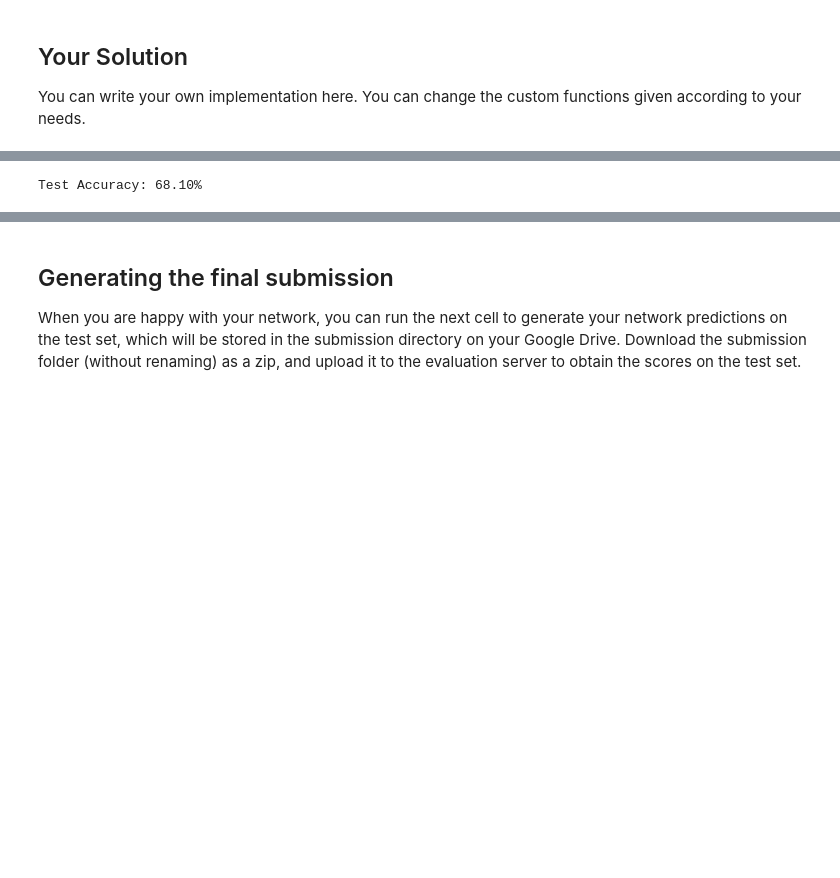
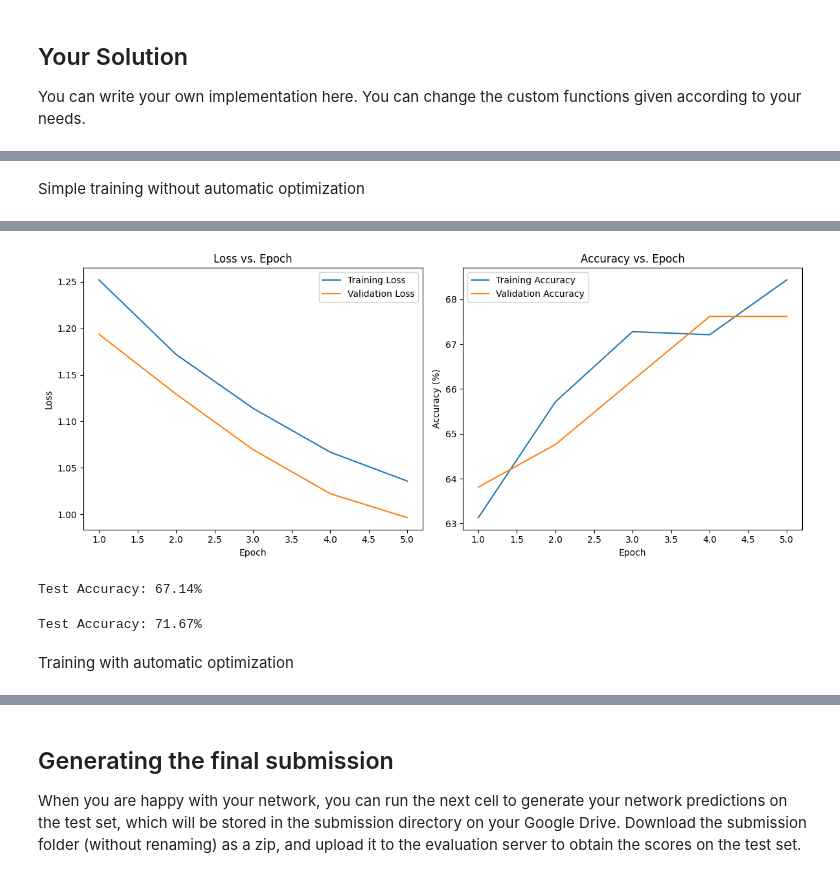
Before and after one commit to jflueck/IACV, a Jupyter notebook: 5/handout.ipynb, the cells around one changed output, grey strips where cells are left out. Cells and saved outputs as stored; diff of their text form; code cells hidden in the pictures; blank space fills up the shorter version.

```diff
--- a/5/handout.ipynb
+++ b/5/handout.ipynb
@@ -178,10 +175,18 @@ load_path = os.path.join(env_path, 'ckpt/resnet4five.pt')
 device = "cuda" if torch.cuda.is_available() else "cpu"
 
 # Create the model with 5 output classes
-model = generate_resnet(num_classes=5)
+model = generate_resnet(num_classes=10)
 
-# Next we load the pre-trained weights, and set it to the model we created
-model.load_state_dict(torch.load(load_path, map_location=device, weights_only=True))
+# Load the pre-trained weights, excluding the last layer
+pretrained_dict = torch.load(load_path, map_location=device)
+model_dict = model.state_dict()
+
+# Filter out the last layer's weights
+pretrained_dict = {k: v for k, v in pretrained_dict.items() if 'linear' not in k}
+
+# Update the model's state dict
+model_dict.update(pretrained_dict)
+model.load_state_dict(model_dict)
 # %% [output]
 <All keys matched successfully>
 # %% [markdown]
@@ -295,0 +264,31 @@ Test Accuracy: 3.90%
+# %% [markdown]
+Simple training without automatic optimization
+# %%
+# Freeze all layers except the last one
+for name, param in model.named_parameters():
+    if 'linear' not in name:
+        param.requires_grad = True
+# Define loss function and optimizer
+criterion = torch.nn.CrossEntropyLoss()
+optimizer = torch.optim.Adam(filter(lambda p: p.requires_grad, model.parameters()), lr=0.00043243687427724285, weight_decay=0.00023100506913738917)
+
+# Train the model
+num_epochs = 5
+training_log = train_model(
+    model=model,
+    train_loader=train_loader,
+    val_loader=val_loader,
+    test_loader=test_loader,
+    criterion=criterion,
+    optimizer=optimizer,
+    num_epochs=num_epochs,
+    device=device
+)
+
+# Plot training and validation loss
+plot_training_log(training_log)
+
+# Evaluate the model on test sets
+test_accuracy = evaluate_model(model, test_loader, device=device)
+print(f'Test Accuracy: {test_accuracy*100:.2f}%')
+# %% [output]
@@ -296,9 +304,13 @@ Test Accuracy: 3.90%
+[figure, added]
+Test Accuracy: 67.14%
 # %%
 # Load the best model
-model.load_state_dict(torch.load(os.path.join(env_path, 'ckpt/model.pt')))
+model.load_state_dict(torch.load(os.path.join(env_path, 'ckpt/model.pt'), weights_only=True))
 
 # Evaluate on the test set
 test_accuracy = evaluate_model(model, test_loader, device=device)
 print(f'Test Accuracy: {test_accuracy*100:.2f}%')
 # %% [output]
-Test Accuracy: 68.10%
+Test Accuracy: 71.67%
+# %% [markdown]
+Training with automatic optimization
```
Also changed, not shown: parts of 9 cells of this notebook, 3 other files.
